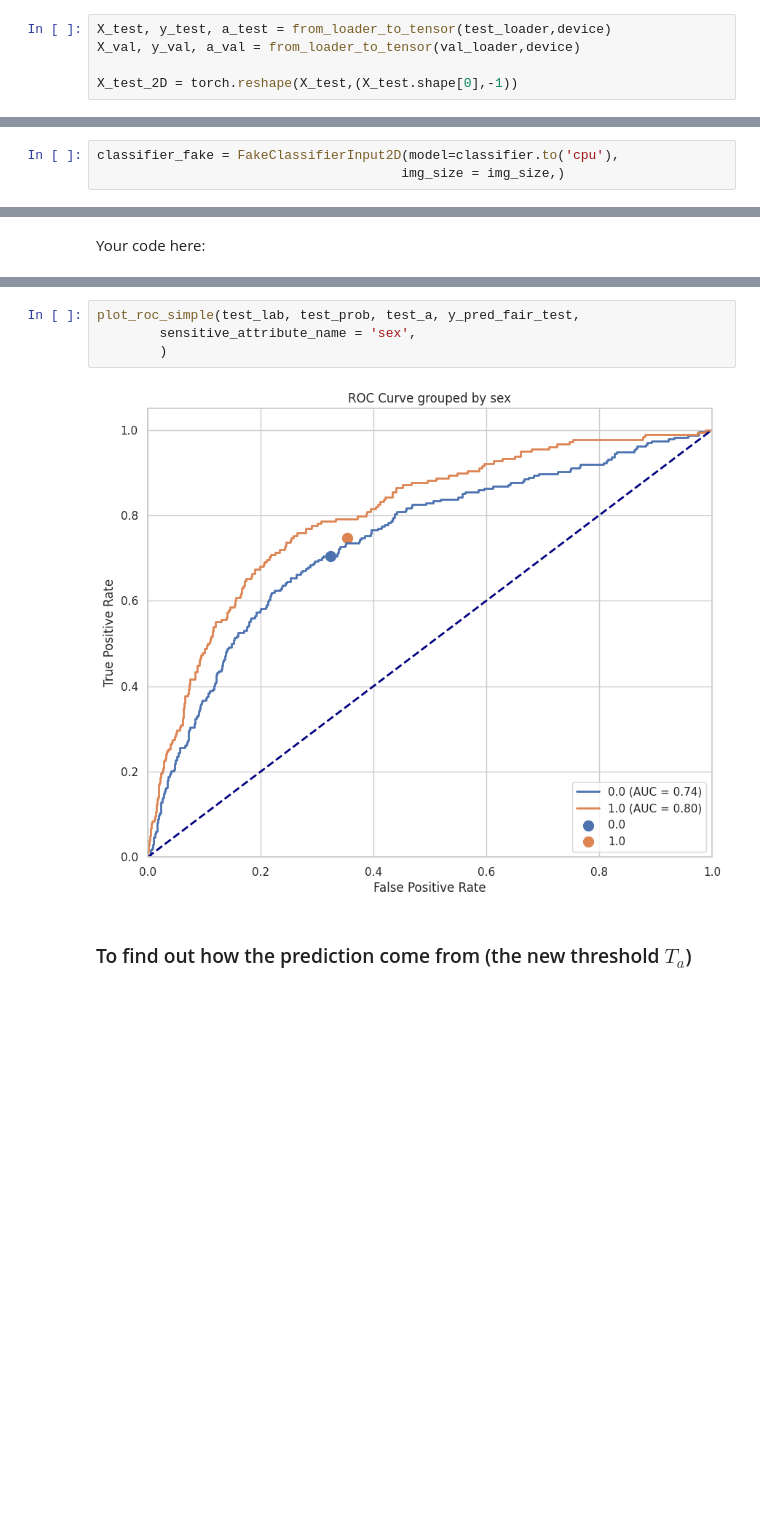
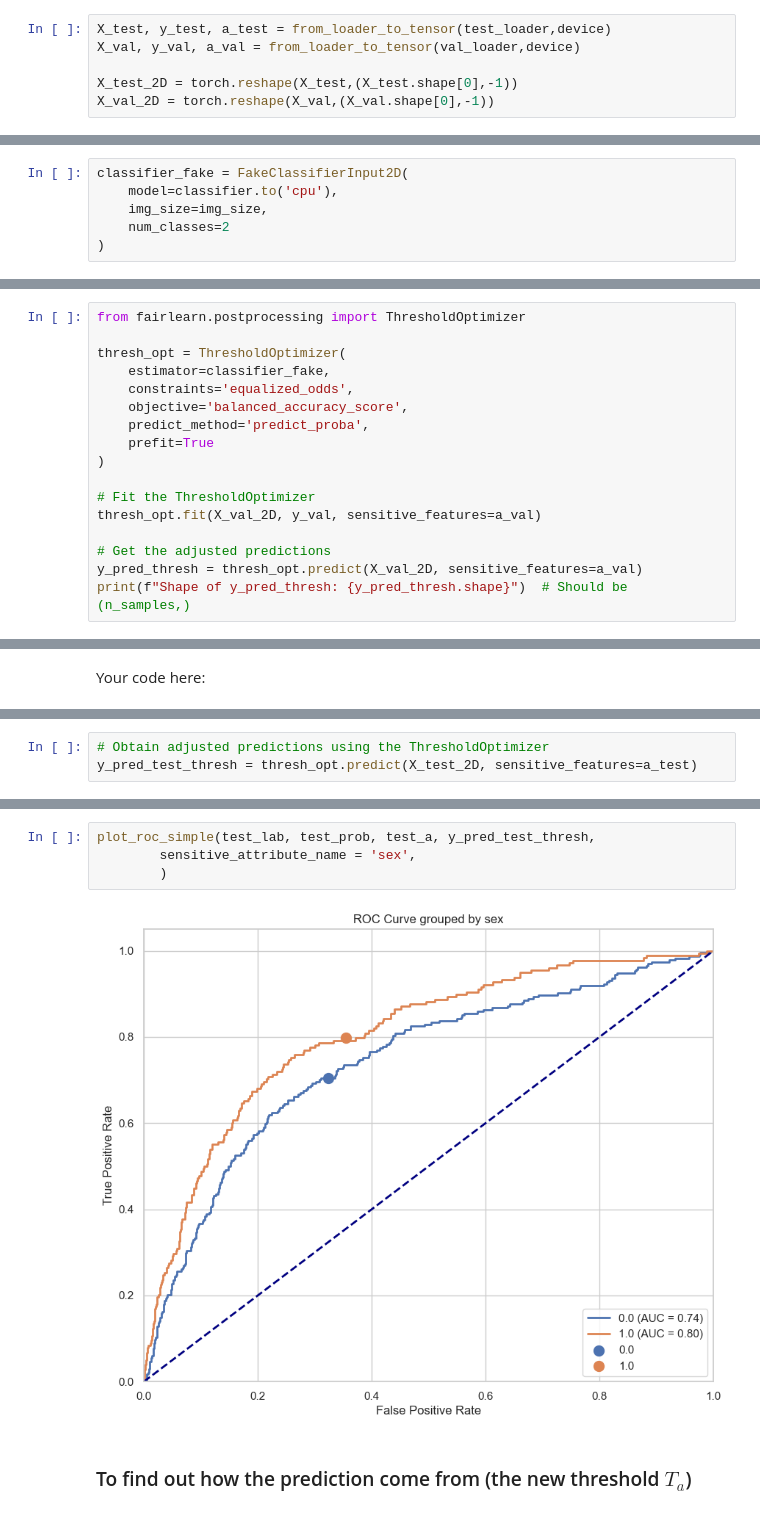
Before and after one commit to johan-bh/ResponsibleAI_Project1, a Jupyter notebook: exercise.ipynb, the cells around one changed output, grey strips where cells are left out. Cells and saved outputs as stored; diff of their text form; blank space fills up the shorter version.

```diff
--- a/exercise.ipynb
+++ b/exercise.ipynb
@@ -384,11 +414,15 @@ X_test, y_test, a_test = from_loader_to_tensor(test_loader,device)
 X_val, y_val, a_val = from_loader_to_tensor(val_loader,device)
 
 X_test_2D = torch.reshape(X_test,(X_test.shape[0],-1))
+X_val_2D = torch.reshape(X_val,(X_val.shape[0],-1))
 # %% [output]
 X.shape=torch.Size([8459, 1, 224, 224]), y.shape=torch.Size([8459]), a.shape=torch.Size([8459])
 X.shape=torch.Size([1409, 1, 224, 224]), y.shape=torch.Size([1409]), a.shape=torch.Size([1409])
 # %%
-classifier_fake = FakeClassifierInput2D(model=classifier.to('cpu'),
-                                       img_size = img_size,)
+classifier_fake = FakeClassifierInput2D(
+    model=classifier.to('cpu'),
+    img_size=img_size,
+    num_classes=2
+)
 # %% [markdown]
 Your code here:
@@ -398,0 +447,17 @@ Your code here:
+# %%
+from fairlearn.postprocessing import ThresholdOptimizer
+
+thresh_opt = ThresholdOptimizer(
+    estimator=classifier_fake,
+    constraints='equalized_odds',
+    objective='balanced_accuracy_score',
+    predict_method='predict_proba',
+    prefit=True
+)
+
+# Fit the ThresholdOptimizer
+thresh_opt.fit(X_val_2D, y_val, sensitive_features=a_val)
+
+# Get the adjusted predictions
+y_pred_thresh = thresh_opt.predict(X_val_2D, sensitive_features=a_val)
+print(f"Shape of y_pred_thresh: {y_pred_thresh.shape}")  # Should be (n_samples,)
@@ -415,0 +538,3 @@ sensitive_feature_0
+# %%
+# Obtain adjusted predictions using the ThresholdOptimizer
+y_pred_test_thresh = thresh_opt.predict(X_test_2D, sensitive_features=a_test)
@@ -416,9 +564,9 @@ sensitive_feature_0
 # %%
-plot_roc_simple(test_lab, test_prob, test_a, y_pred_fair_test,
+plot_roc_simple(test_lab, test_prob, test_a, y_pred_test_thresh,
         sensitive_attribute_name = 'sex',
         )
 # %% [output]
-[figure, old version]
+[figure, new version]
 # %% [markdown]
 ### To find out how the prediction come from (the new threshold $T_a$)
 # %%
```
Also changed, not shown: parts of 17 cells of this notebook, 1 other file.
